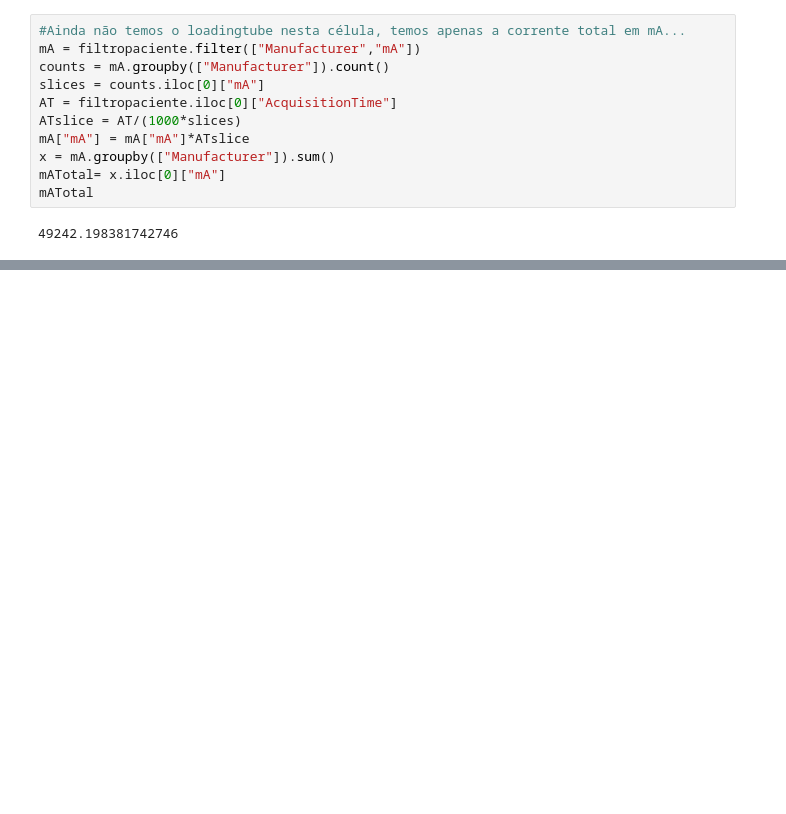
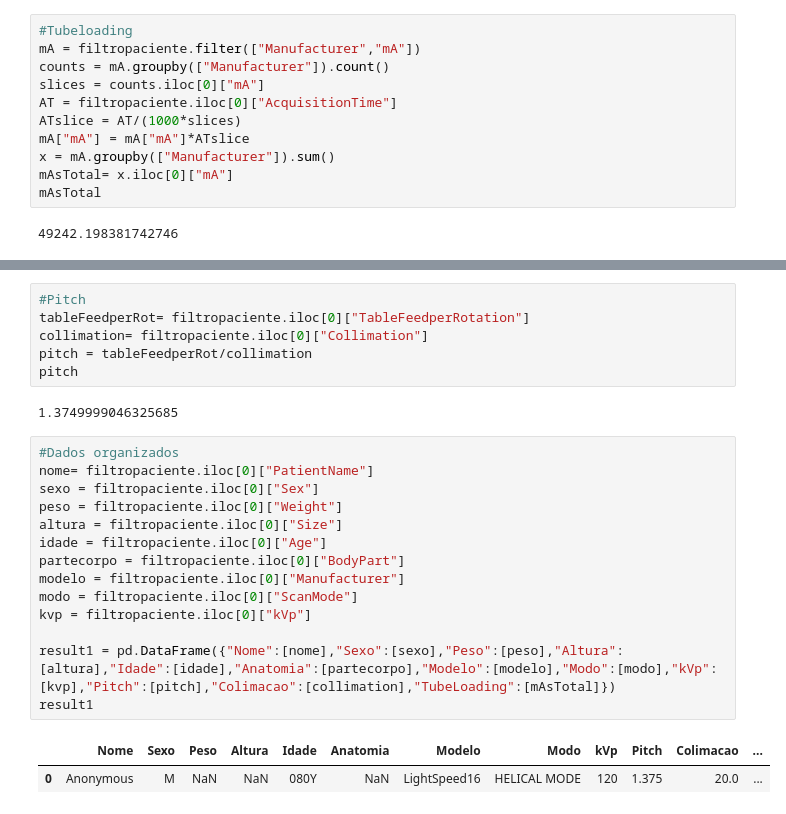
Before and after one commit to CarlosLeandro09/Radiology, a Jupyter notebook: CT_Analisys.ipynb, the cells around one changed output, grey strips where cells are left out. Saved outputs shown, nothing was run; the diff lists cells and outputs as text; blank space fills up the shorter version.

```diff
--- a/CT_Analisys.ipynb
+++ b/CT_Analisys.ipynb
@@ -89,5 +93,5 @@ filtropaciente["Count"] = 1
 # %%
-#Ainda não temos o loadingtube nesta célula, temos apenas a corrente total em mA...
+#Tubeloading
 mA = filtropaciente.filter(["Manufacturer","mA"])
 counts = mA.groupby(["Manufacturer"]).count()
 slices = counts.iloc[0]["mA"]
@@ -95,7 +99,7 @@ AT = filtropaciente.iloc[0]["AcquisitionTime"]
 ATslice = AT/(1000*slices)
 mA["mA"] = mA["mA"]*ATslice
 x = mA.groupby(["Manufacturer"]).sum()
-mATotal= x.iloc[0]["mA"]
-mATotal
+mAsTotal= x.iloc[0]["mA"]
+mAsTotal
 # %% [output]
 49242.198381742746
@@ -101,0 +113,25 @@ mATotal
+# %%
+#Pitch
+tableFeedperRot= filtropaciente.iloc[0]["TableFeedperRotation"]
+collimation= filtropaciente.iloc[0]["Collimation"]
+pitch = tableFeedperRot/collimation
+pitch
+# %% [output]
+1.3749999046325685
+# %%
+#Dados organizados
+nome= filtropaciente.iloc[0]["PatientName"]
+sexo = filtropaciente.iloc[0]["Sex"]
+peso = filtropaciente.iloc[0]["Weight"]
+altura = filtropaciente.iloc[0]["Size"]
+idade = filtropaciente.iloc[0]["Age"]
+partecorpo = filtropaciente.iloc[0]["BodyPart"]
+modelo = filtropaciente.iloc[0]["Manufacturer"]
+modo = filtropaciente.iloc[0]["ScanMode"]
+kvp = filtropaciente.iloc[0]["kVp"]
+
+result1 = pd.DataFrame({"Nome":[nome],"Sexo":[sexo],"Peso":[peso],"Altura":[altura],"Idade":[idade],"Anatomia":[partecorpo],"Modelo":[modelo],"Modo":[modo],"kVp":[kvp],"Pitch":[pitch],"Colimacao":[collimation],"TubeLoading":[mAsTotal]})
+result1
+# %% [output]
+|  | Nome | Sexo | Peso | Altura | Idade | Anatomia | Modelo | Modo | kVp | Pitch | Colimacao | ... |
+| 0 | Anonymous | M | NaN | NaN | 080Y | NaN | LightSpeed16 | HELICAL MODE | 120 | 1.375 | 20.0 | ... |
```
Also changed, not shown: parts of 3 cells of this notebook.
